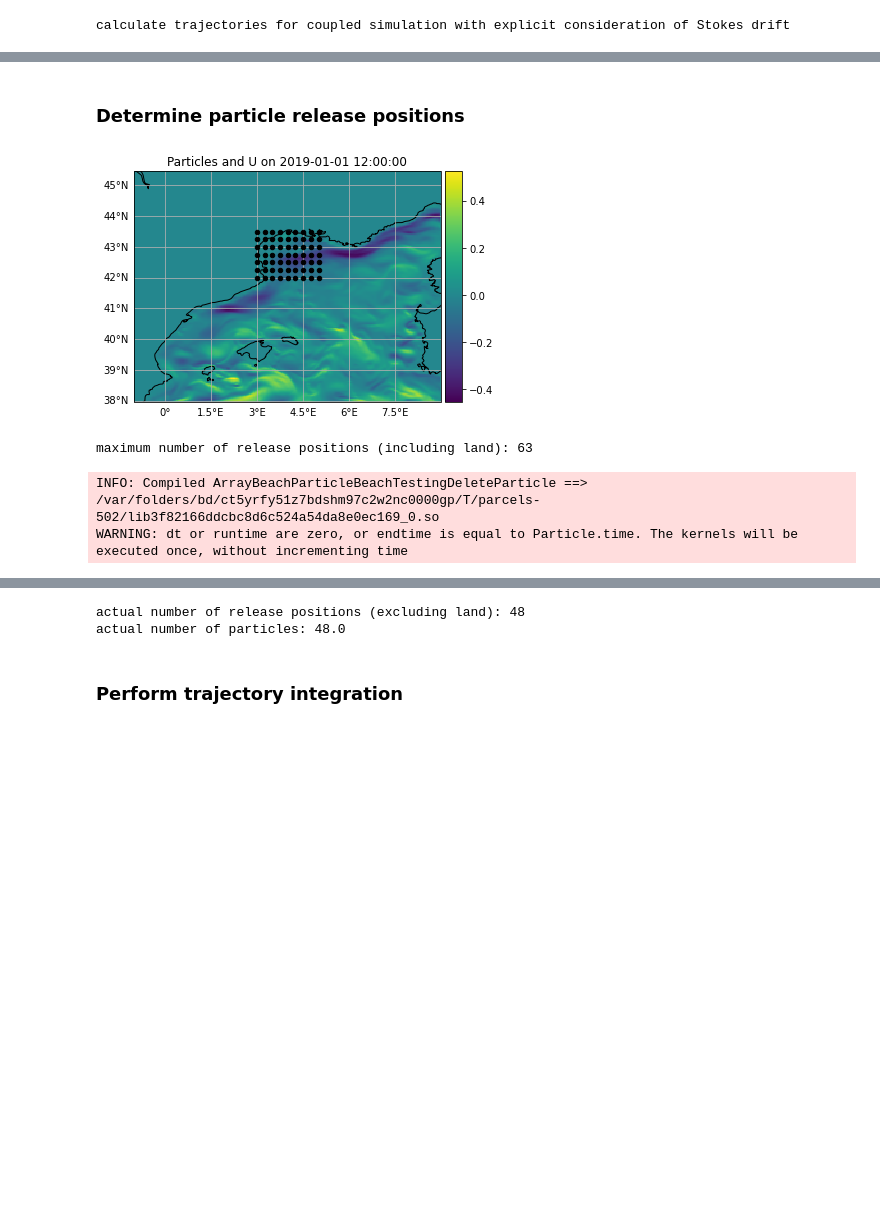
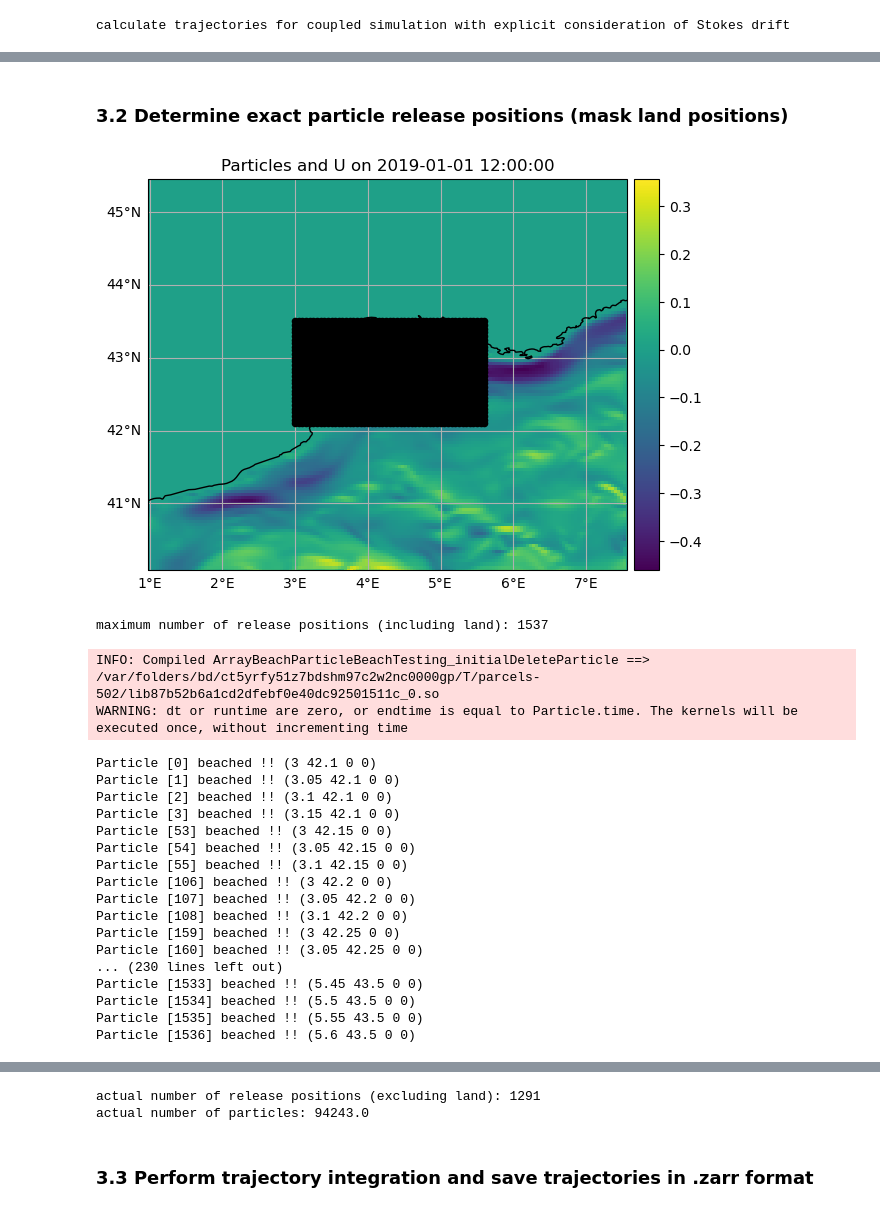
Before and after one commit to OceanParcels/IMMERSE_waves, a Jupyter notebook: code/Parcels_CalcTraj.ipynb, the cells around one changed output, grey strips where cells are left out. Drawn from its saved outputs; the diff is of its cells as text; code cells hidden in the pictures; blank space fills up the shorter version.

```diff
--- a/code/Parcels_CalcTraj.ipynb
+++ b/code/Parcels_CalcTraj.ipynb
@@ -244,5 +367,15 @@ def BeachTesting(particle, fieldset, time):
         else:
             particle.beached = 0
+# %%
+def BeachTesting_initial(particle, fieldset, time):
+    if particle.beached == 2:
+        (u, v) = fieldset.UV[particle.time, particle.depth, particle.lat, particle.lon]
+        # if velocity threshold ist set to 1e-8 (suggestion Christian) artificial beaching occurs -> do NOT do that
+        if math.fabs(u) < 1e-14 and math.fabs(v) < 1e-14:
+            particle.beached = 1
+            print("Particle [%d] beached !! (%g %g %g %g)" % (particle.id, particle.lon, particle.lat, particle.depth, particle.time))
+        else:
+            particle.beached = 0
 # %%
 def DeleteParticle(particle, fieldset, time):
     if particle.beached == 1:
@@ -254,34 +387,59 @@ def PlotParticleSet(pset,fieldset):
     pset.show(field=fieldset.U,
               domain={'N':(latmax+plotstep/2),'S':(latmin-plotstep),
                       'E': (lonmax+plotstep), 'W':(lonmin-plotstep)})
+# %%
+def PlotParticleSet(pset,fieldset):
+    plotstep=2 #for larger values velocity field will be sampled out of bounds with our chosen release regions
+    pset.show(field=fieldset.U,
+              domain={'N':(latmax+plotstep),'S':(latmin-plotstep),
+                      'E': (lonmax+plotstep), 'W':(lonmin-plotstep)})
 # %% [markdown]
-### Determine particle release positions
+### 3.2 Determine exact particle release positions (mask land positions)
 # %%
 # release particles on predefined uniform grid, including land grid points
-fieldset_init = create_fieldset(keystokes=False,keytau=False)
+fieldset_init = create_fieldset(keystokes=False)
 pset_init = ParticleSet(fieldset=fieldset_init,
                         pclass=BeachParticle,
                         lon=lons, lat=lats, time=0)
 pset_init.populate_indices()
 PlotParticleSet(pset_init,fieldset_init)
 print('maximum number of release positions (including land):',pset_init.lon.size)
 print()
+lons_prelim = pset_init.lon
+lats_prelim = pset_init.lat
 
 # perform a "fake" integration to determine and delete particles released on land
 ## by making use of beach-testing and deleting kernels
 ## (without advection kernel)
-kernels_init = pset_init.Kernel(BeachTesting) + pset_init.Kernel(DeleteParticle)
+kernels_init = pset_init.Kernel(BeachTesting_initial) + pset_init.Kernel(DeleteParticle)
 pset_init.execute(kernels_init, dt=0)
 PlotParticleSet(pset_init,fieldset_init)
 
 # retrieve lon and lats from all ocean release positions
-print('actual number of release positions (excluding land):', pset_init.lon.size)
-print('actual number of particles:',
+print("actual number of release positions (excluding land):", pset_init.lon.size)
+print("actual number of particles:",
       pset_init.lon.size * ((tend_release-tstart_release)/deltat_release))
 lons_use = pset_init.lon
 lats_use = pset_init.lat
 # %% [output]
-[figure, old version]
+[figure, new version]
-maximum number of release positions (including land): 63
+maximum number of release positions (including land): 1537
-INFO: Compiled ArrayBeachParticleBeachTestingDeleteParticle ==> /var/folders/bd/ct5yrfy51z7bdshm97c2w2nc0000gp/T/parcels-502/lib3f82166ddcbc8d6c524a54da8e0ec169_0.so
+INFO: Compiled ArrayBeachParticleBeachTesting_initialDeleteParticle ==> /var/folders/bd/ct5yrfy51z7bdshm97c2w2nc0000gp/T/parcels-502/lib87b52b6a1cd2dfebf0e40dc92501511c_0.so
 WARNING: dt or runtime are zero, or endtime is equal to Particle.time. The kernels will be executed once, without incrementing time
+Particle [0] beached !! (3 42.1 0 0)
+Particle [1] beached !! (3.05 42.1 0 0)
+Particle [2] beached !! (3.1 42.1 0 0)
+Particle [3] beached !! (3.15 42.1 0 0)
+Particle [53] beached !! (3 42.15 0 0)
+Particle [54] beached !! (3.05 42.15 0 0)
+Particle [55] beached !! (3.1 42.15 0 0)
+Particle [106] beached !! (3 42.2 0 0)
+Particle [107] beached !! (3.05 42.2 0 0)
+Particle [108] beached !! (3.1 42.2 0 0)
+Particle [159] beached !! (3 42.25 0 0)
+Particle [160] beached !! (3.05 42.25 0 0)
+... (230 lines left out)
+Particle [1533] beached !! (5.45 43.5 0 0)
+Particle [1534] beached !! (5.5 43.5 0 0)
+Particle [1535] beached !! (5.55 43.5 0 0)
+Particle [1536] beached !! (5.6 43.5 0 0)
@@ -289,7 +447,7 @@ WARNING: dt or runtime are zero, or endtime is equal to Particle.time. The kerne
-actual number of release positions (excluding land): 48
-actual number of particles: 48.0
+actual number of release positions (excluding land): 1291
+actual number of particles: 94243.0
 # %% [markdown]
-### Perform trajectory integration
+### 3.3 Perform trajectory integration and save trajectories in .zarr format
 # %%
 %%time
 for times in range(tstart_release, tend_release, deltat_release):
```
Also changed, not shown: parts of 31 cells of this notebook, 9 other files.
